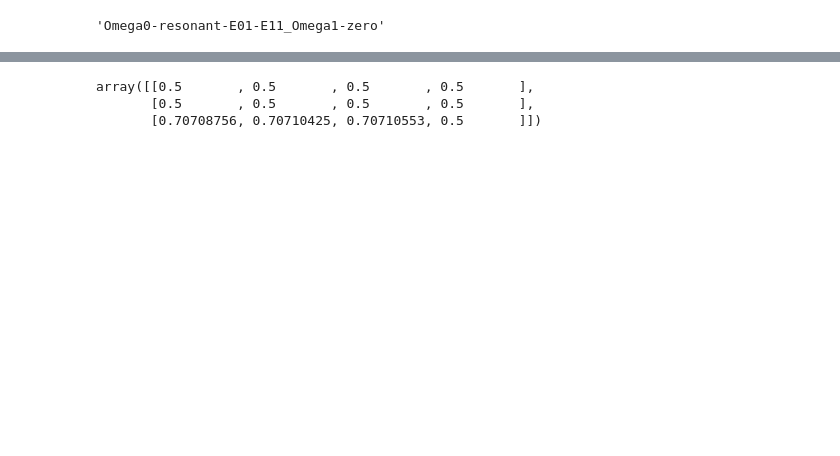
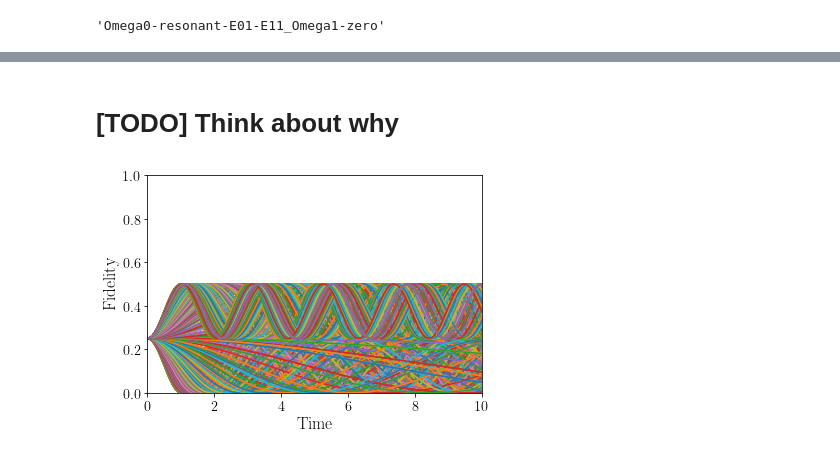
Before and after one commit to jam31118/kias-snu-winter-camp-2022, a Jupyter notebook: driven-two-interacting-qubit/range/for-range.ipynb, the cells around one changed output, grey strips where cells are left out. Drawn from its saved outputs; the diff is of its cells as text; code cells hidden in the pictures; blank space fills up the shorter version.

```diff
--- a/driven-two-interacting-qubit/range/for-range.ipynb
+++ b/driven-two-interacting-qubit/range/for-range.ipynb
@@ -168,8 +159,2 @@ fidel_00_plus_11_t_mesh.shape
 # %%
 fidel_00_plus_11_mesh_max_t = np.max(fidel_00_plus_11_t_mesh, axis=-1)
-# %%
-fidel_00_plus_11_mesh_max_t
-# %% [output]
-array([[0.5       , 0.5       , 0.5       , 0.5       ],
-       [0.5       , 0.5       , 0.5       , 0.5       ],
-       [0.70708756, 0.70710425, 0.70710553, 0.5       ]])
@@ -175,0 +163,17 @@ array([[0.5       , 0.5       , 0.5       , 0.5       ],
+# %% [markdown]
+# [TODO] Think about why
+# %%
+sq_fidel_00_plus_11_t_mesh = np.square(fidel_00_plus_11_t_mesh)
+# %%
+fig, ax = plt.subplots()
+
+for j_theta, j_phi in np.ndindex((N_theta,N_phi)):
+    ax.plot(t, sq_fidel_00_plus_11_t_mesh[j_theta,j_phi]) # fidel_00_plus_11_t_mesh
+
+ax.set_xlabel("Time")
+ax.set_ylabel("Fidelity")
+ax.set_ylim(0,1)
+ax.set_xlim(t[[0,-1]])
+# fig.savefig("fidelity-time-dep-test-005.png")
+# %% [output]
+[figure, added]
```
Also changed, not shown: parts of 27 cells of this notebook.
